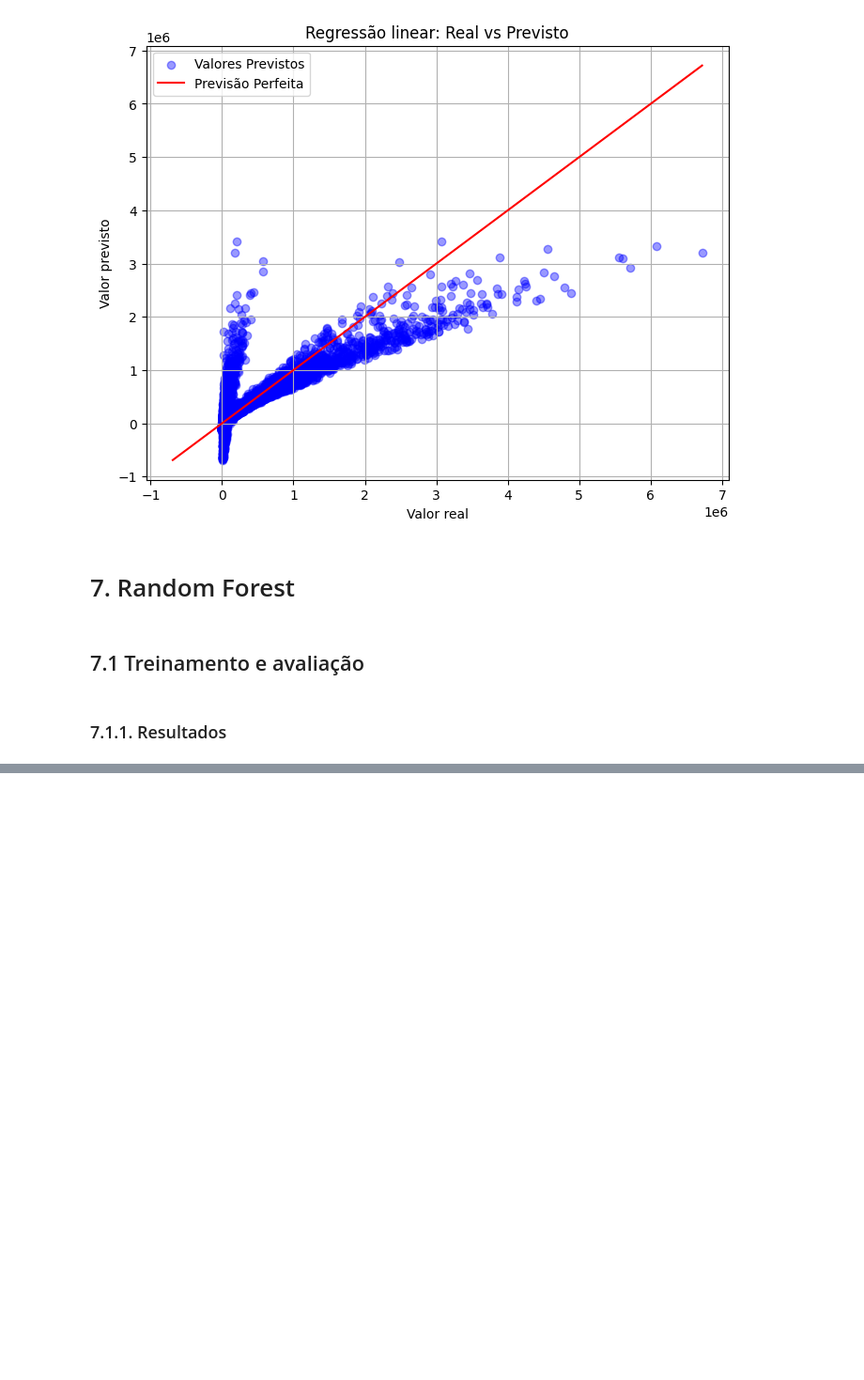
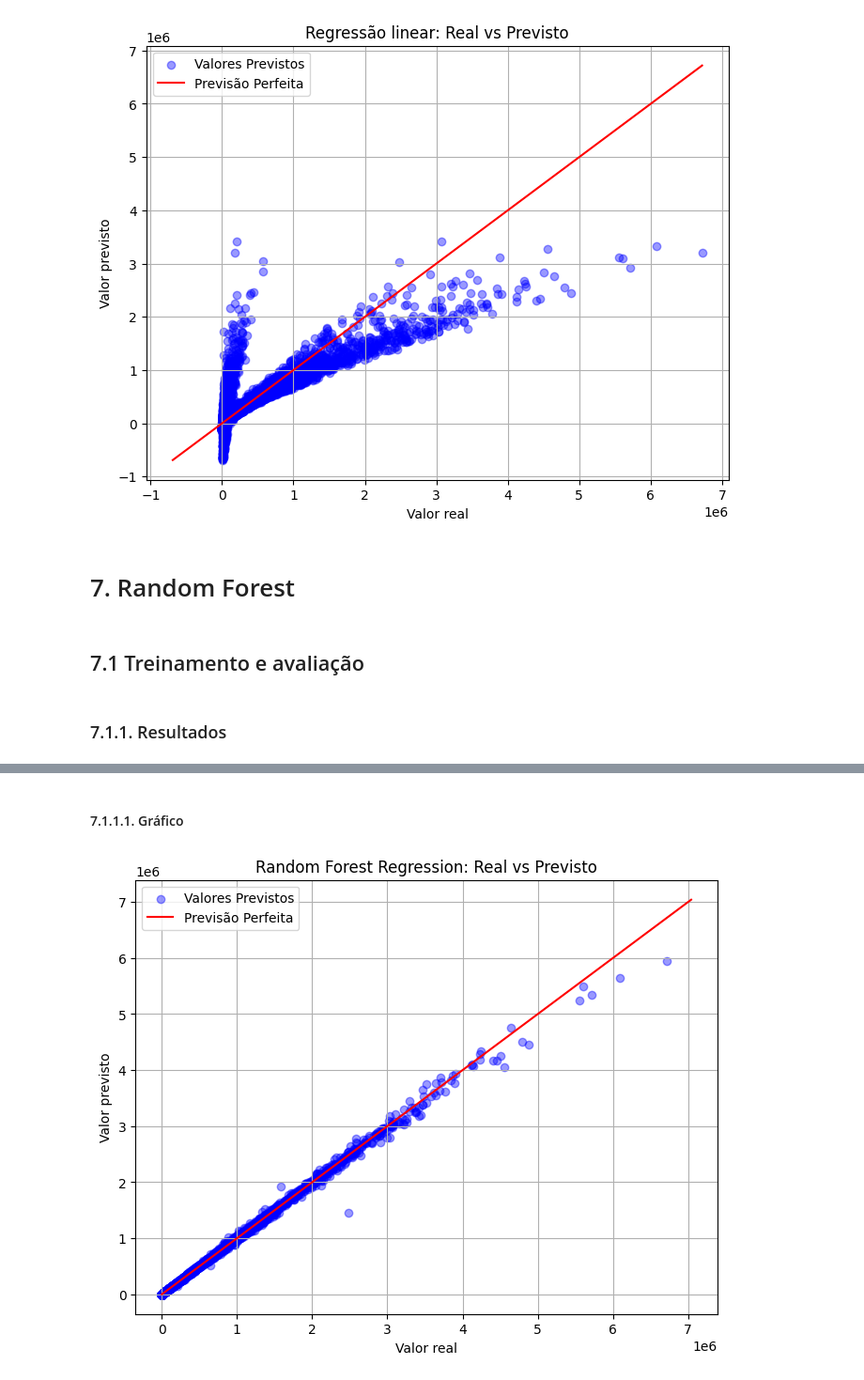
Before and after one commit to leticiavfr/Projeto-Final-IA, a Jupyter notebook: global_data_center_and_ai_waterelectricity_usage.ipynb, the cells around one changed output, grey strips where cells are left out. Shown at 94% size. Saved outputs shown, nothing was run; the diff lists cells and outputs as text; code cells hidden in the pictures; blank space fills up the shorter version.

```diff
--- a/global_data_center_and_ai_waterelectricity_usage.ipynb
+++ b/global_data_center_and_ai_waterelectricity_usage.ipynb
@@ -256,0 +257,20 @@ pd.DataFrame(resultados, columns=['n_estimators', 'tempo_treino', 'tempo_pred',
+# %% [markdown]
+#### 7.1.1.1. Gráfico
+# %%
+plt.figure(figsize=(8,6))
+
+plt.scatter(y_val, y_pred_val_rf, alpha=0.4, color='blue', label='Valores Previstos')
+
+min_val = min(y_test.min(), y_pred_val_rf.min())
+max_val = max(y_test.max(), y_pred_val_rf.max())
+plt.plot([min_val, max_val], [min_val, max_val], color='red', label='Previsão Perfeita')
+
+plt.xlabel("Valor real")
+plt.ylabel("Valor previsto")
+
+plt.title("Random Forest Regression: Real vs Previsto")
+plt.legend()
+plt.grid(True)
+plt.show()
+# %% [output]
+[figure, added]
```
Also changed, not shown: parts of 9 cells of this notebook, 1 other file.
